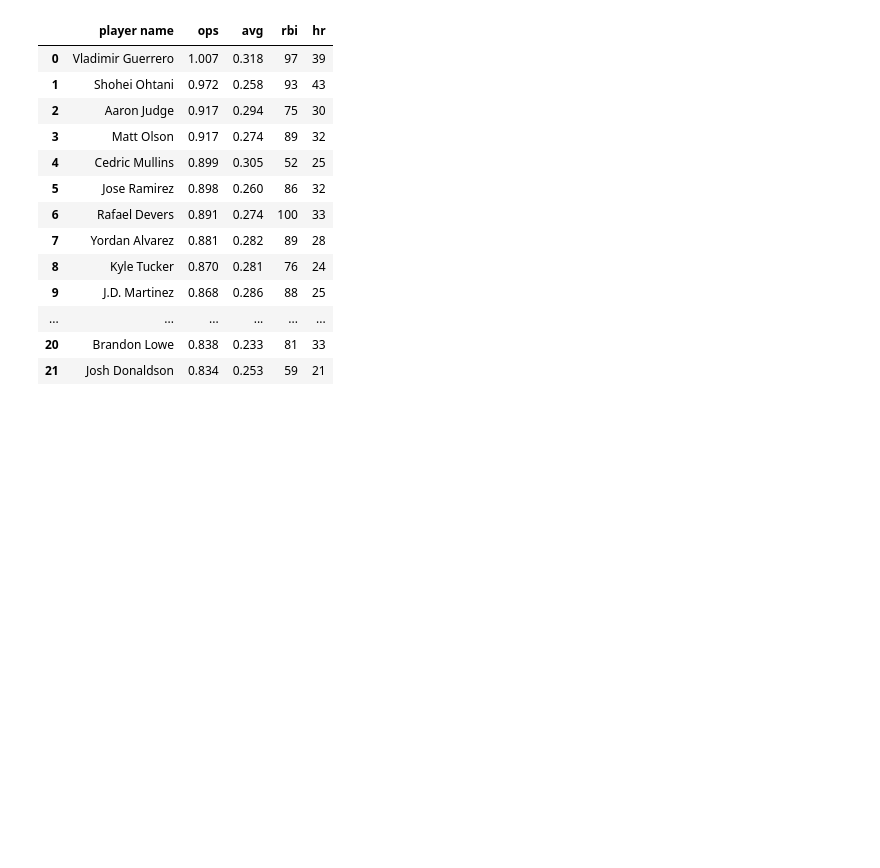
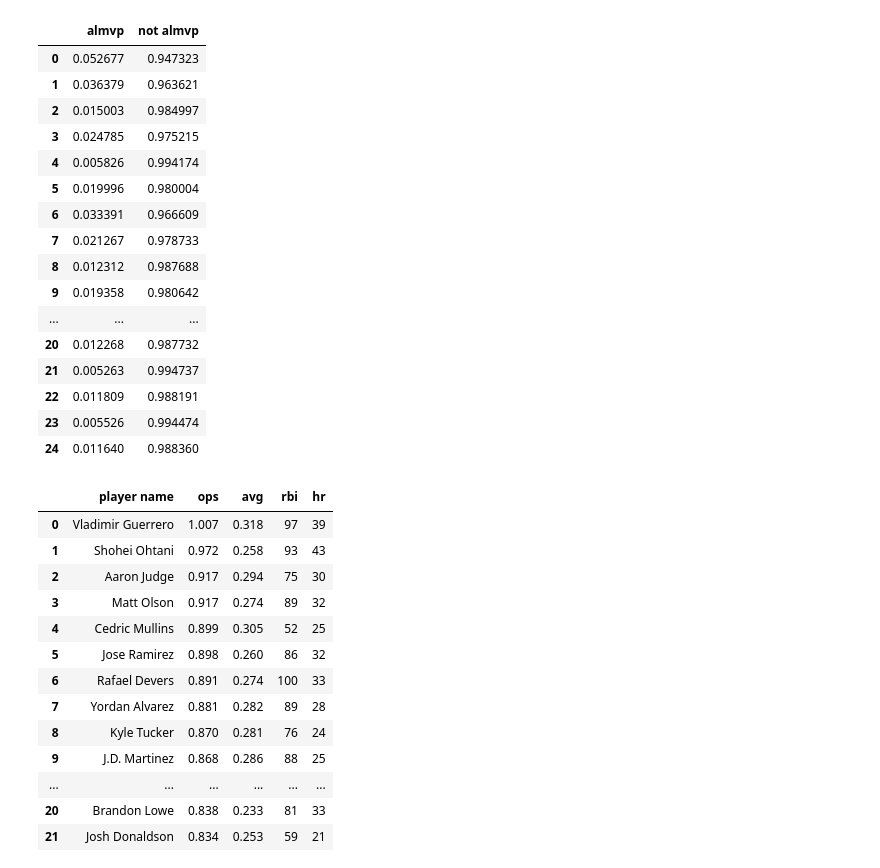
Before and after one commit to jblackledge/Baseball-MVP-Predictor, a Jupyter notebook: LogisticRegression/MLB MVP Predictor - Logistic Regression.ipynb, the cells around one changed output. Cells and saved outputs as stored; diff of their text form; code cells hidden in the pictures; blank space fills up the shorter version.

```diff
--- a/LogisticRegression/MLB MVP Predictor - Logistic Regression.ipynb
+++ b/LogisticRegression/MLB MVP Predictor - Logistic Regression.ipynb
@@ -66,3 +90,28 @@ alPredictionsDf
+# %%
+#calculate probabilies of our model's predictions for ALMVP
+alPredictionProbabilities = model.predict_proba(namelessALData)
+alProbabilitiesArray = np.array(alPredictionProbabilities)
+alProbabilitiesDf = pd.DataFrame(alProbabilitiesArray)
+alProbabilitiesDf.columns = ["almvp", "not almvp"]
+alProbabilitiesDf
+# %% [output]
+|  | almvp | not almvp |
+| 0 | 0.052677 | 0.947323 |
+| 1 | 0.036379 | 0.963621 |
+| 2 | 0.015003 | 0.984997 |
+| 3 | 0.024785 | 0.975215 |
+| 4 | 0.005826 | 0.994174 |
+| 5 | 0.019996 | 0.980004 |
+| 6 | 0.033391 | 0.966609 |
+| 7 | 0.021267 | 0.978733 |
+| 8 | 0.012312 | 0.987688 |
+| 9 | 0.019358 | 0.980642 |
+| ... | ... | ... |
+| 20 | 0.012268 | 0.987732 |
+| 21 | 0.005263 | 0.994737 |
+| 22 | 0.011809 | 0.988191 |
+| 23 | 0.005526 | 0.994474 |
+| 24 | 0.011640 | 0.988360 |
 # %%
 alPredictionData
 # %% [output]
```
Also changed, not shown: parts of 6 cells of this notebook, 3 other files.
